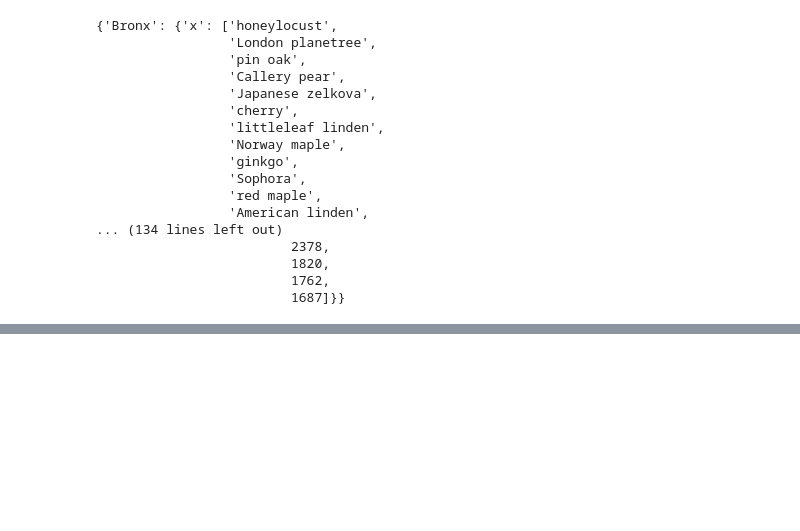
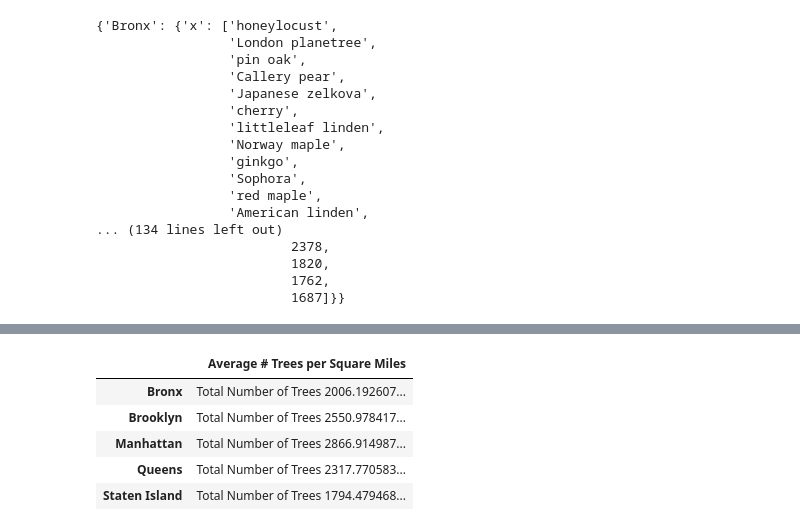
Before and after one commit to shadeetabasi/nyc-realestate-and-trees-project, a Jupyter notebook: connect_to_db/new_york_tree_census_2015_SQL_CONNECT.ipynb, the cells around one changed output, grey strips where cells are left out. Saved outputs shown, nothing was run; the diff lists cells and outputs as text; code cells hidden in the pictures; blank space fills up the shorter version.

```diff
--- a/connect_to_db/new_york_tree_census_2015_SQL_CONNECT.ipynb
+++ b/connect_to_db/new_york_tree_census_2015_SQL_CONNECT.ipynb
@@ -216,0 +239,35 @@ pprint(bar_data)
+# %%
+# Find average trees in each borough square mile
+
+bronx_trees = grouped_borotree_df.loc["Bronx"]
+bronx_avg_trees = bronx_trees/42.47
+
+brooklyn_trees = grouped_borotree_df.loc["Brooklyn"]
+brooklyn_avg_trees = brooklyn_trees/69.5
+
+manhattan_trees = grouped_borotree_df.loc["Manhattan"]
+manhattan_avg_trees = manhattan_trees/22.82
+
+queens_trees = grouped_borotree_df.loc[ "Queens"]
+queens_avg_trees = queens_trees/108.1
+
+statenisland_trees = grouped_borotree_df.loc["Staten Island"]
+statenisland_avg_trees = statenisland_trees/58.69
+
+# Create DataFrame
+average_tree_per_miles = [bronx_avg_trees, brooklyn_avg_trees, manhattan_avg_trees, queens_avg_trees, statenisland_avg_trees]
+boroughs = ["Bronx", "Brooklyn", "Manhattan", "Queens", "Staten Island"]
+
+final_df_avg = pd.DataFrame({
+    "Average # Trees per Square Miles": average_tree_per_miles,
+},
+index=boroughs)
+# %%
+final_df_avg
+# %% [output]
+|  | Average # Trees per Square Miles |
+| Bronx | Total Number of Trees 2006.192607... |
+| Brooklyn | Total Number of Trees 2550.978417... |
+| Manhattan | Total Number of Trees 2866.914987... |
+| Queens | Total Number of Trees 2317.770583... |
+| Staten Island | Total Number of Trees 1794.479468... |
```
Also changed, not shown: parts of 5 cells of this notebook, 1 other file.
